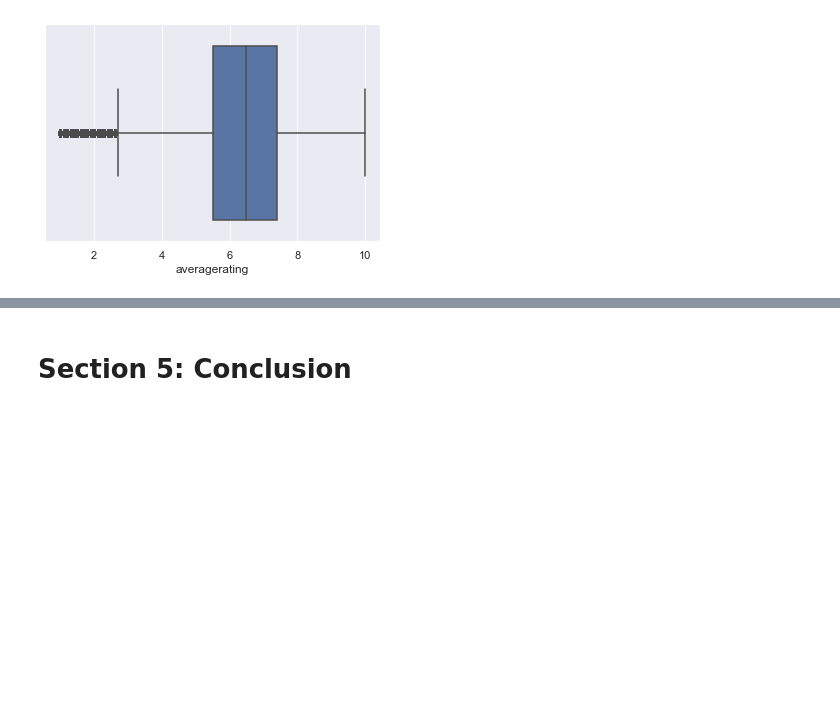
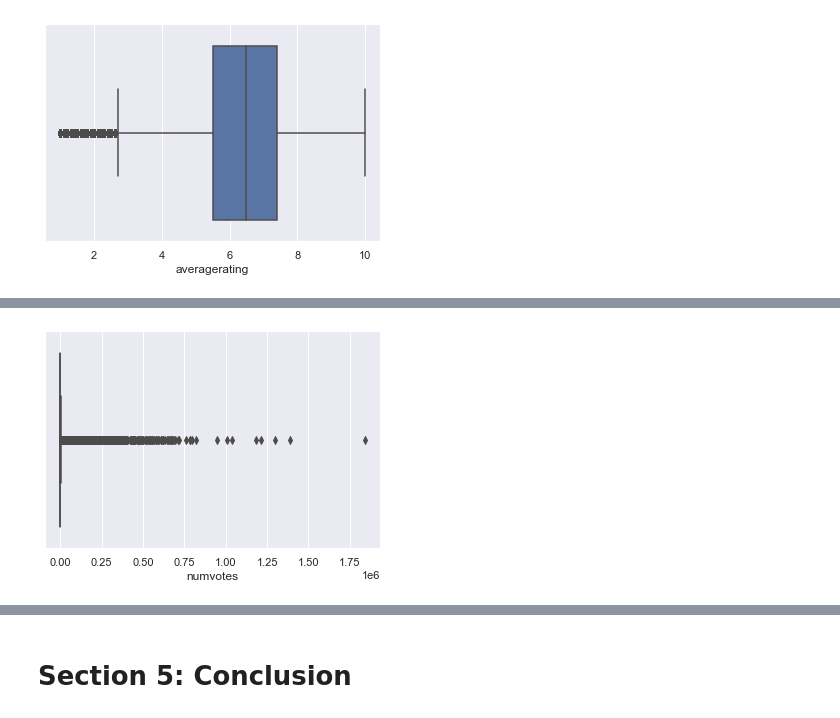
Before and after one commit to CzarProCoder/microsoft-movie-project-analysis, a Jupyter notebook: student.ipynb, the cells around one changed output, grey strips where cells are left out. Drawn from its saved outputs; the diff is of its cells as text; code cells hidden in the pictures; blank space fills up the shorter version.

```diff
--- a/student.ipynb
+++ b/student.ipynb
@@ -598,0 +631,5 @@ sns.boxplot(x = rate['averagerating']);
+# %%
+# Generate a box plot to identify potential outliers in the numvotes column
+sns.boxplot(x=rate['numvotes']);
+# %% [output]
+[figure, added]
```
Also changed, not shown: parts of 7 cells of this notebook.
